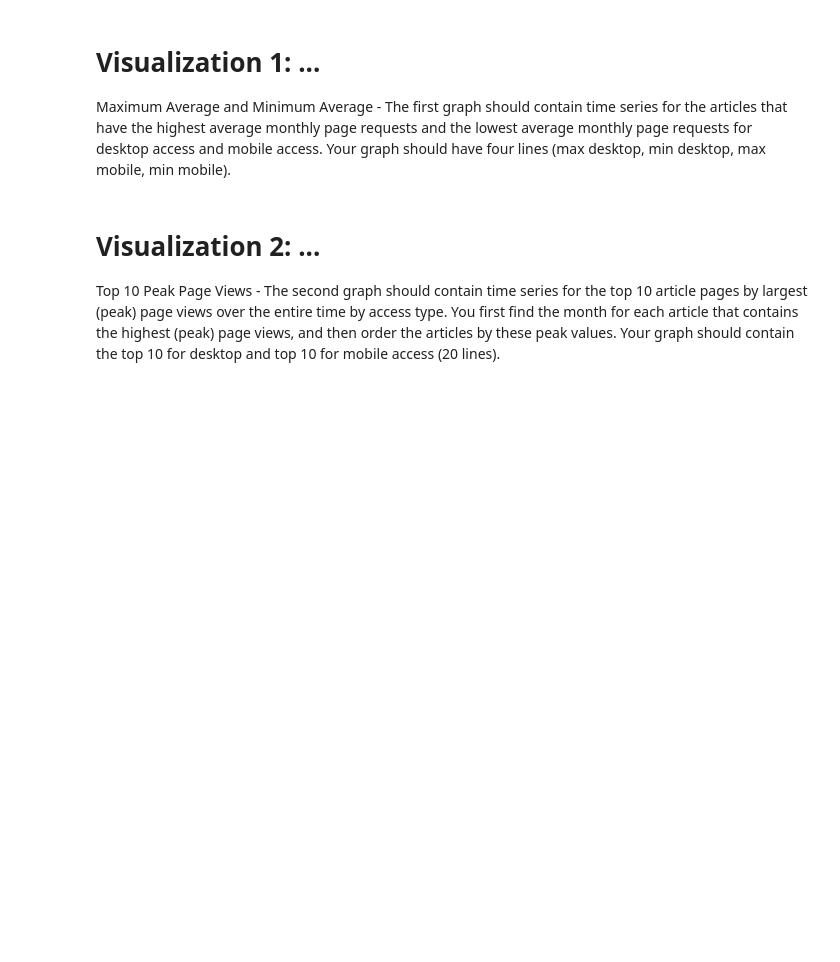
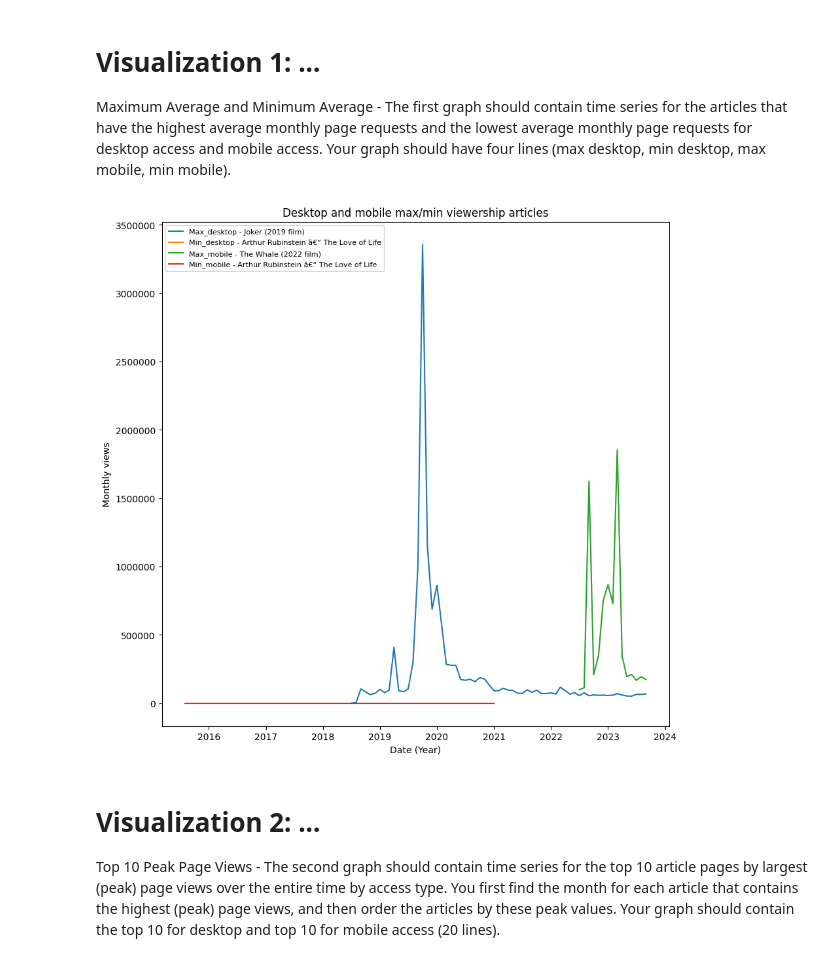
Before and after one commit to ZachBowyer/data-512-homework_1, a Jupyter notebook: Src/VisualAnalysis.ipynb, the cells around one changed output. Cells and saved outputs as stored; diff of their text form; code cells hidden in the pictures; blank space fills up the shorter version.

Commit message:
Visualizations kind of working

```diff
--- a/Src/VisualAnalysis.ipynb
+++ b/Src/VisualAnalysis.ipynb
@@ -23,3 +31,77 @@ data_mobile = json.load(data_mobile)
+# %%
+#Get highest and lowest desktop monthly average viewership
+average_desktop_viewship = {}
+for article in data_desktop:
+    name = article[0]
+    totalviewship = 0
+    months = []
+    values = []
+    for x in article[1]["Views"]:
+        months.append(x)
+        values.append(article[1]["Views"][x])
+        totalviewship += article[1]["Views"][x]
+    averageviewship = totalviewship / len(article[1]["Views"])
+    average_desktop_viewship[name] = {
+        "averageviewship": averageviewship,
+        "months": months,
+        "values": values
+    }
+
+#Sort on averageviewship
+average_desktop_viewship = sorted(average_desktop_viewship.items(), key=lambda x:x[1]['averageviewship'])
+min_desktop = average_desktop_viewship[0]
+max_desktop = average_desktop_viewship[len(average_desktop_viewship)-1]
+
+#######################################################################################################
+#######################################################################################################
+#Get highest and lowest mobile monthly average viewership
+average_mobile_viewship = {}
+for article in data_mobile:
+    name = article[0]
+    totalviewship = 0
+    months = []
+    values = []
+    for x in article[1]["Views"]:
+        months.append(x)
+        values.append(article[1]["Views"][x])
+        totalviewship += article[1]["Views"][x]
+    averageviewship = totalviewship / len(article[1]["Views"])
+    average_mobile_viewship[name] = {
+        "averageviewship": averageviewship,
+        "months": months,
+        "values": values
+    }
+
+#Sort on averageviewship
+average_mobile_viewship = sorted(average_mobile_viewship.items(), key=lambda x:x[1]['averageviewship'])
+min_mobile = average_mobile_viewship[0]
+max_mobile = average_mobile_viewship[len(average_mobile_viewship)-1]
+
+#######################################################################################################
+#######################################################################################################
+#Plot
+fig, ax = plt.subplots(figsize=(10,10))
+max_desktop_x = [datetime.strptime(d, '%Y%m%d%H') for d in max_desktop[1]['months']]
+max_desktop_y = max_desktop[1]['values']
+min_desktop_x = [datetime.strptime(d, '%Y%m%d%H') for d in min_desktop[1]['months']]
+min_desktop_y = min_desktop[1]['values']
+max_mobile_x = [datetime.strptime(d, '%Y%m%d%H') for d in max_mobile[1]['months']]
+max_mobile_y = max_mobile[1]['values']
+min_mobile_x = [datetime.strptime(d, '%Y%m%d%H') for d in min_mobile[1]['months']]
+min_mobile_y = min_mobile[1]['values']
+ax.plot(max_desktop_x, max_desktop_y, label=f'Max_desktop - {max_desktop[0]}')
+ax.plot(min_desktop_x, min_desktop_y, label=f'Min_desktop - {min_desktop[0]}')
+ax.plot(max_mobile_x, max_mobile_y, label=f'Max_mobile - {max_mobile[0]}')
+ax.plot(min_mobile_x, min_mobile_y, label=f'Min_mobile - {min_mobile[0]}')
+plt.title('Desktop and mobile max/min viewership articles')
+ax.yaxis.get_major_formatter().set_scientific(False)
+ax.set_xlabel('Date (Year)')
+ax.set_ylabel('Monthly views')
+ax.legend(loc=2,prop={'size': 8})
+plt.savefig("../Results/MinMaxAverages.png")
+plt.show()
+# %% [output]
+[figure, added]
 # %% [markdown]
 # Visualization 2: ...
 Top 10 Peak Page Views - The second graph should contain time series for the top 10 article pages by largest (peak) page views over the entire time by access type. You first find the month for each article that contains the highest (peak) page views, and then order the articles by these peak values. Your graph should contain the top 10 for desktop and top 10 for mobile access (20 lines).
```
Also changed, not shown: parts of 7 cells of this notebook, 2 other files.
